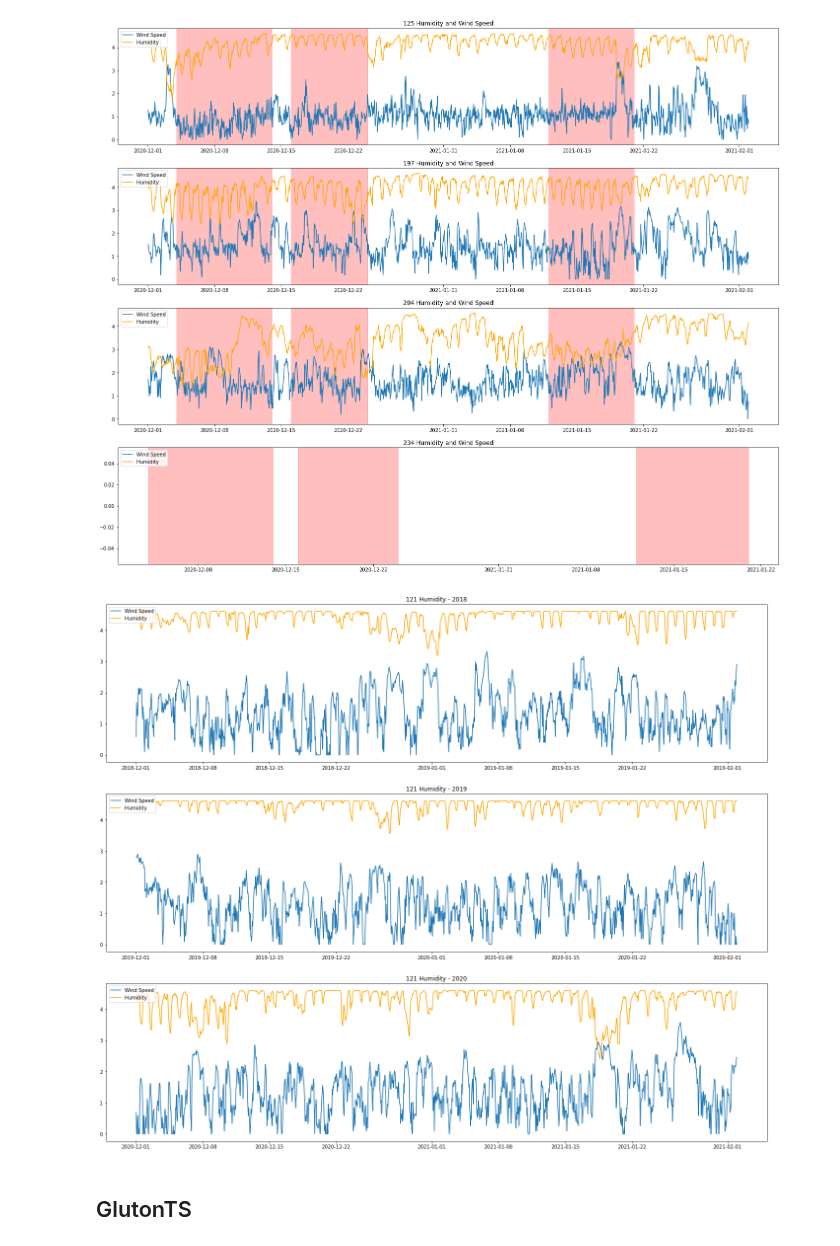
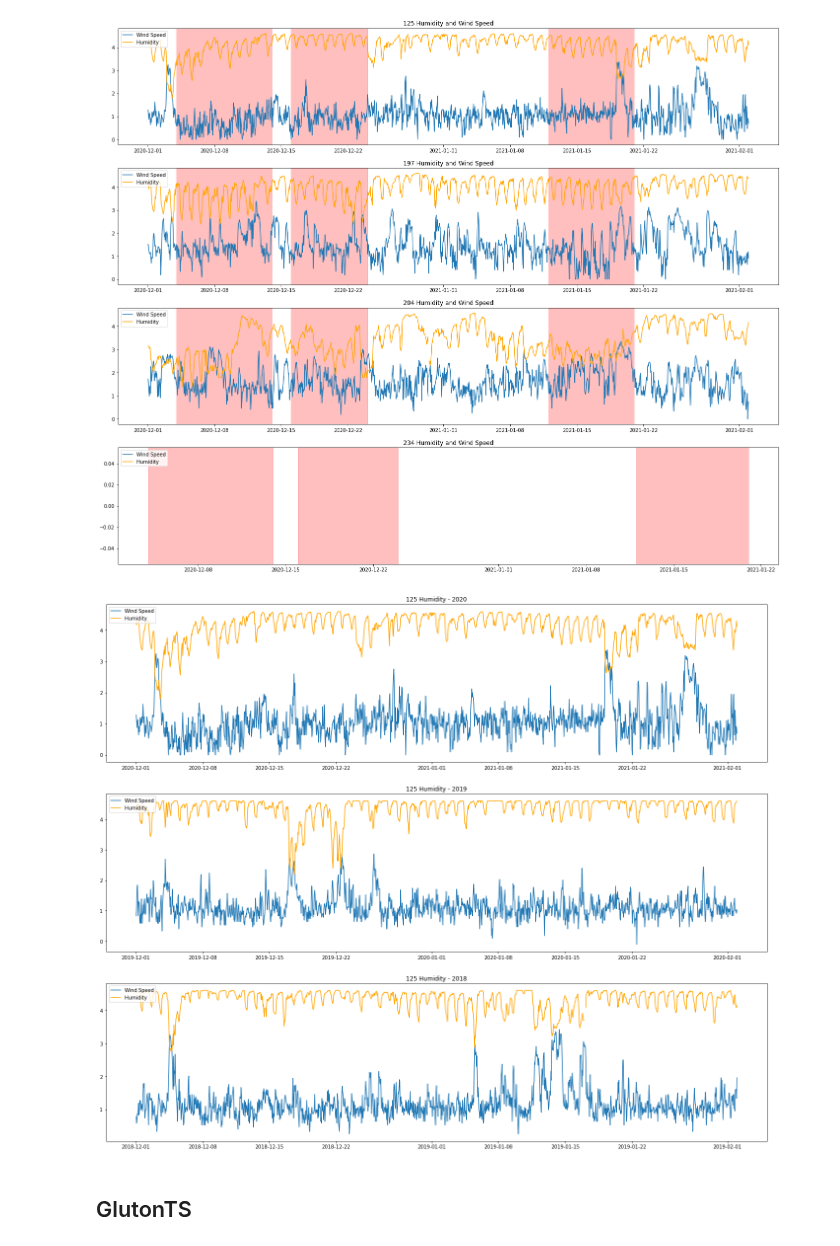
Before and after one commit to tomityrrell/psps-analysis, a Jupyter notebook: notebooks/Outlier Detection.ipynb, the cells around one changed output. Cells and saved outputs as stored; diff of their text form; code cells hidden in the pictures.

```diff
--- a/notebooks/Outlier Detection.ipynb
+++ b/notebooks/Outlier Detection.ipynb
@@ -129,32 +129,32 @@ for (s, v_ax) in zip(stations, ax):
 # %% [output]
 [figure]
 # %%
-s = 121
+s = 125
 wrs = wr[(wr.Station==s)].set_index("Time")
 
 two_months = pd.Timedelta("62d")
 
 fig, ax = plt.subplots(3, 1,figsize=(24,20))
-for (year, v_ax) in zip(["2018", "2019", "2020"], ax):
+for (year, v_ax) in zip(["2020", "2019", "2018"], ax):
         start = pd.Timestamp("{}-12-01".format(year))
         end = start + two_months
 
         v_ax.plot(np.log(wrs.loc[(wrs.Date >= start) & (wrs.Date <= end),"HlyWindSpd (MPH)"]), label="Wind Speed")
 
         v_ax.plot(np.log(wrs.loc[(wrs.Date >= start) & (wrs.Date <= end),"HlyRelHum (%)"]), color="orange", label="Humidity")
         v_ax.set_title("{} Humidity - {}".format(s, year))
 
         # For multiple date ranges, highlight relevant time
 #         v_ax.axvspan("{}-12-01".format(year), "2021-01-21", color='red', alpha=0.25)
 
         v_ax.legend(loc="upper left")
 #         v_ax[1].hist(wrs["HlyWindSpd (MPH)"].diff(), bins=30)
 #         v_ax[1].set_title("{} Wind Speed Increments".format(s))
 
 #         v_ax[3].hist(wrs["HlyRelHum (%)"].diff(), bins=30)
 #         v_ax[3].set_title("{} Humidity".format(s))
 # %% [output]
-[figure, old version]
+[figure, new version]
 # %% [markdown]
 ## GlutonTS
 # %%
```
Also changed, not shown: parts of 7 cells of this notebook, 15 other files.
